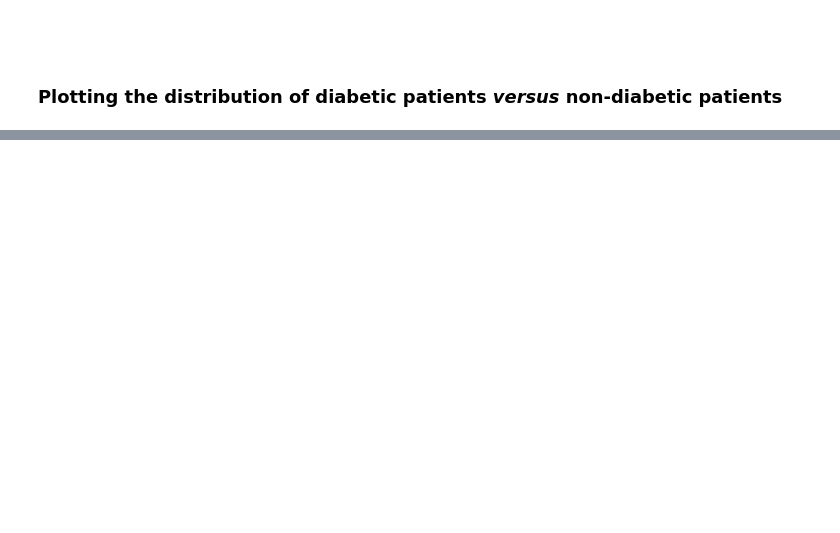
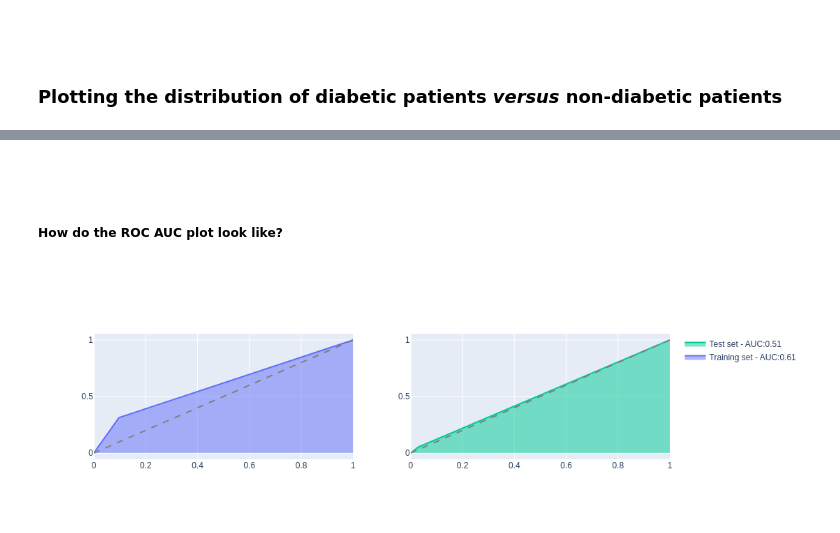
Before and after one commit to alexgcsa/ml_workshop_Oct2023, a Jupyter notebook: ml_lecture.ipynb, the cells around one changed output, grey strips where cells are left out. Cells and saved outputs as stored; diff of their text form; code cells hidden in the pictures; blank space fills up the shorter version.

```diff
--- a/ml_lecture.ipynb
+++ b/ml_lecture.ipynb
@@ -262,0 +244,8 @@ utils.feat_importance(clf)
+# %%
+# What happens when you change the max depth of the decision tree?
+clf_dt = tree.DecisionTreeClassifier(max_depth=3, random_state=42)
+
+# What happens if you change the number of folds in the cross-validation from 5 to 3 (or 10)?
+y_pred_train_dt = cross_val_predict(clf_dt, X_train, y_train, cv=5)
+clf_dt.fit(X_train, y_train)
+y_pred_test_dt = clf_dt.predict(X_test)
@@ -262,0 +256,2 @@ utils.feat_importance(clf)
+# %%
+utils.gen_train_test_cm(y_train, y_pred_train_dt, y_test, y_pred_test_dt, ['Not-Diabetic', 'Diabetic'])
@@ -262,0 +279,8 @@ utils.feat_importance(clf)
+# %% [markdown]
+######
+# %% [markdown]
+##### How do the ROC AUC plot look like?
+# %%
+utils.gen_train_test_roc(y_train, y_pred_train_dt, y_test, y_pred_test_dt, ['Not-Diabetic', 'Diabetic'])
+# %% [output]
+[figure, added]
```
Also changed, not shown: parts of 69 cells of this notebook, 2 other files.
